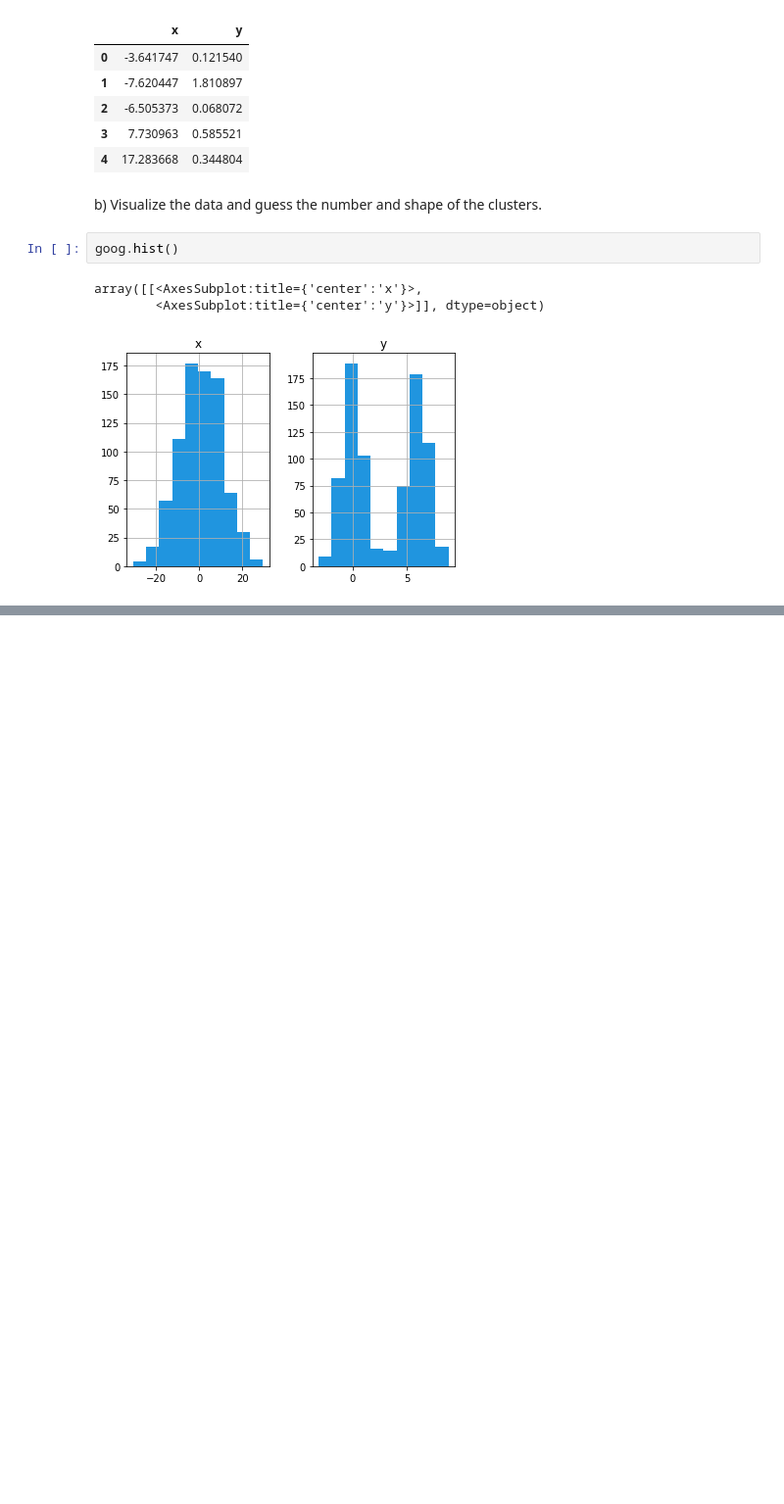
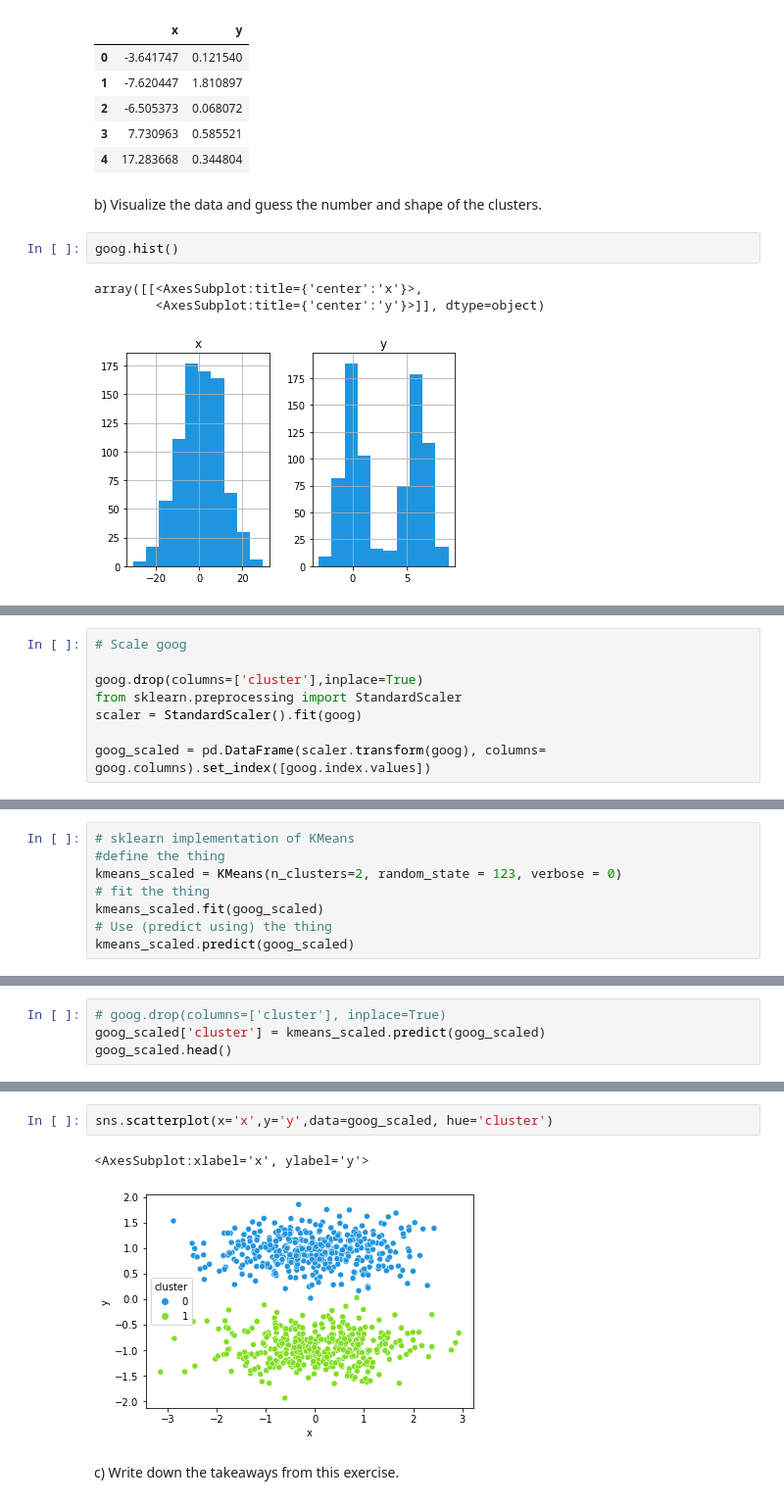
Before and after one commit to brianclements03/clustering, a Jupyter notebook: modeling.ipynb, the cells around one changed output, grey strips where cells are left out. Shown: that part at 98% size. Drawn from its saved outputs; the diff is of its cells as text; blank space fills up the shorter version.

```diff
--- a/modeling.ipynb
+++ b/modeling.ipynb
@@ -385,0 +430,8 @@ c) Write down the takeaways from this exercise.
+# %%
+# Scale goog
+
+goog.drop(columns=['cluster'],inplace=True)
+from sklearn.preprocessing import StandardScaler
+scaler = StandardScaler().fit(goog)
+
+goog_scaled = pd.DataFrame(scaler.transform(goog), columns= goog.columns).set_index([goog.index.values])
@@ -385,0 +459,8 @@ c) Write down the takeaways from this exercise.
+# %%
+# sklearn implementation of KMeans
+#define the thing
+kmeans_scaled = KMeans(n_clusters=2, random_state = 123, verbose = 0)
+# fit the thing
+kmeans_scaled.fit(goog_scaled)
+# Use (predict using) the thing
+kmeans_scaled.predict(goog_scaled)
@@ -385,0 +485,4 @@ c) Write down the takeaways from this exercise.
+# %%
+# goog.drop(columns=['cluster'], inplace=True)
+goog_scaled['cluster'] = kmeans_scaled.predict(goog_scaled)
+goog_scaled.head()
@@ -385,0 +496,7 @@ c) Write down the takeaways from this exercise.
+# %%
+sns.scatterplot(x='x',y='y',data=goog_scaled, hue='cluster')
+# %% [output]
+<AxesSubplot:xlabel='x', ylabel='y'>
+[figure, added]
+# %% [markdown]
+c) Write down the takeaways from this exercise.
```
Also changed, not shown: parts of 16 cells of this notebook.
